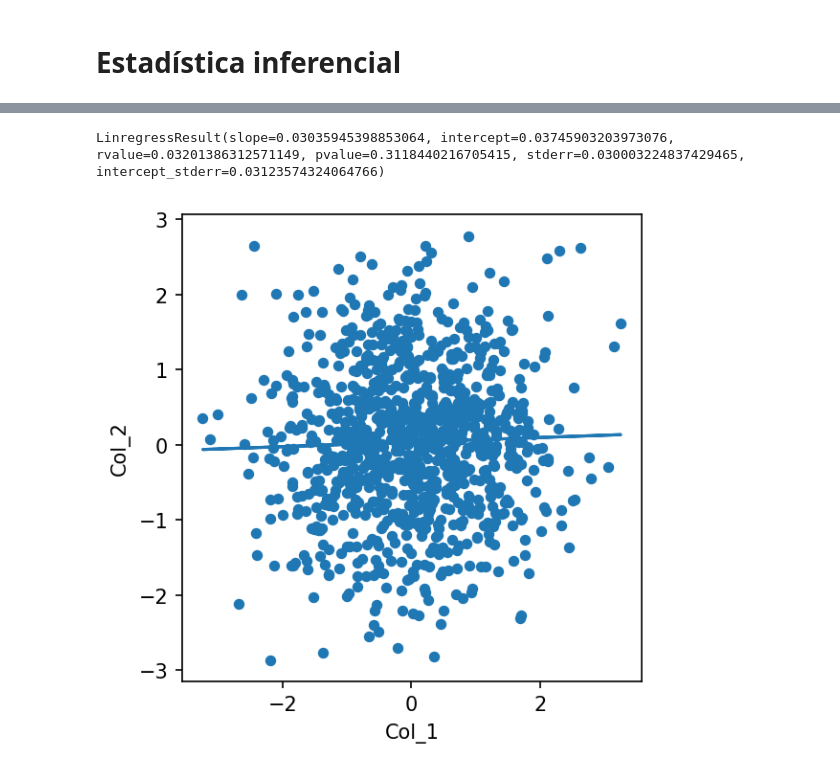
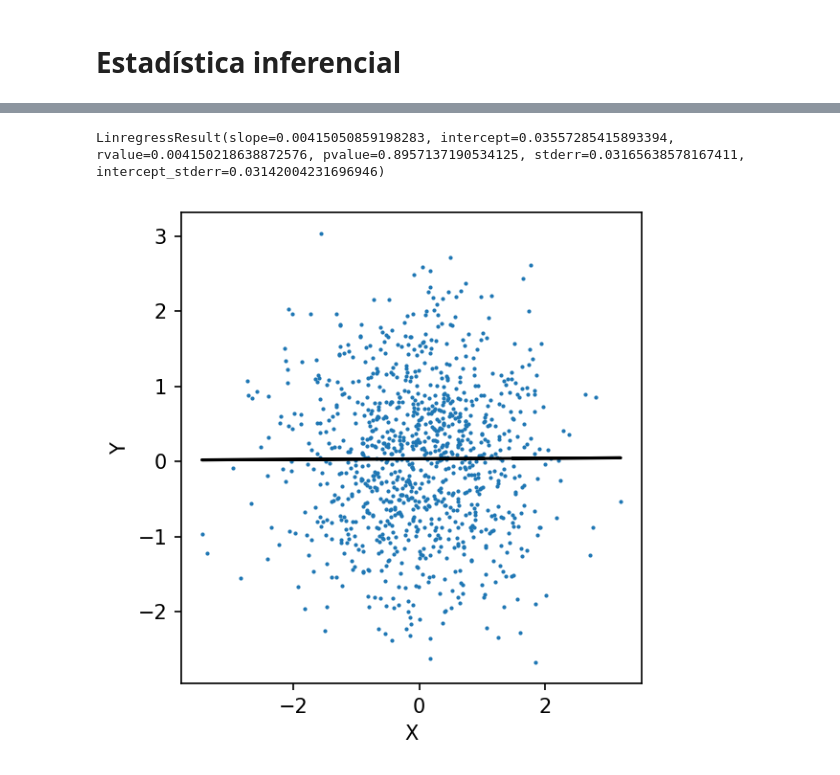
Before and after one commit to rodrigoms95/Hidro_sup, a Jupyter notebook: Clase 5/scipy.ipynb, the cells around one changed output, grey strips where cells are left out. Saved outputs shown, nothing was run; the diff lists cells and outputs as text; code cells hidden in the pictures.

```diff
--- a/Clase 5/scipy.ipynb
+++ b/Clase 5/scipy.ipynb
@@ -366,28 +373,28 @@ KstestResult(statistic=0.4426583664505242, pvalue=0.0)
 # %%
 # Regresión lineal.
 
 # Incializamos gráfica.
 fig, ax = plt.subplots()
 fig.set_facecolor("w")
 fig.set_size_inches(4, 4)
 fig.set_dpi(150)
 
 # Creamos un dataframe aleatorio.
-df = pd.DataFrame(np.random.randn(1000,2), columns = ["Col_1", "Col_2"])
+df = pd.DataFrame(np.random.randn(1000,2), columns = ["X", "Y"])
 
 # Regresión
 reg = stats.linregress(df)
 # el valor p se refiere a la hipótesis nula donde la pendiente es 0.
 # En este caso queremos que p sea menor al valor de confianza, 0.05.
 print(reg)
-y = reg.intercept + df["Col_1"] * reg.slope
+y = reg.intercept + df["X"] * reg.slope
 
-df.plot("Col_1", "Col_2", ax = ax, kind = "scatter")
-ax.plot(df["Col_1"], y)
+df.plot("X", "Y", ax = ax, kind = "scatter", s = 1)
+ax.plot(df["X"], y, color = "k")
 
 fig.tight_layout()
 plt.show()
 # %% [output]
-LinregressResult(slope=0.03035945398853064, intercept=0.03745903203973076, rvalue=0.03201386312571149, pvalue=0.3118440216705415, stderr=0.030003224837429465, intercept_stderr=0.03123574324064766)
+LinregressResult(slope=0.00415050859198283, intercept=0.03557285415893394, rvalue=0.004150218638872576, pvalue=0.8957137190534125, stderr=0.03165638578167411, intercept_stderr=0.03142004231696946)
-[figure, old version]
+[figure, new version]
 # %%
```
Also changed, not shown: parts of 11 cells of this notebook, 1 other file.
